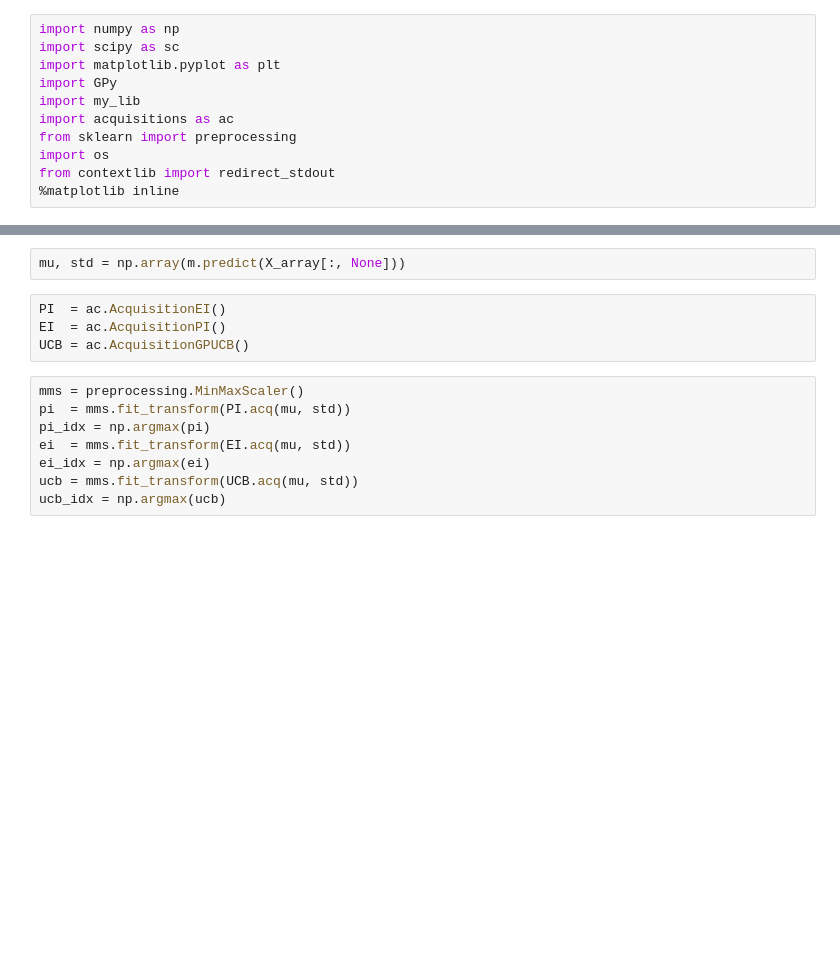
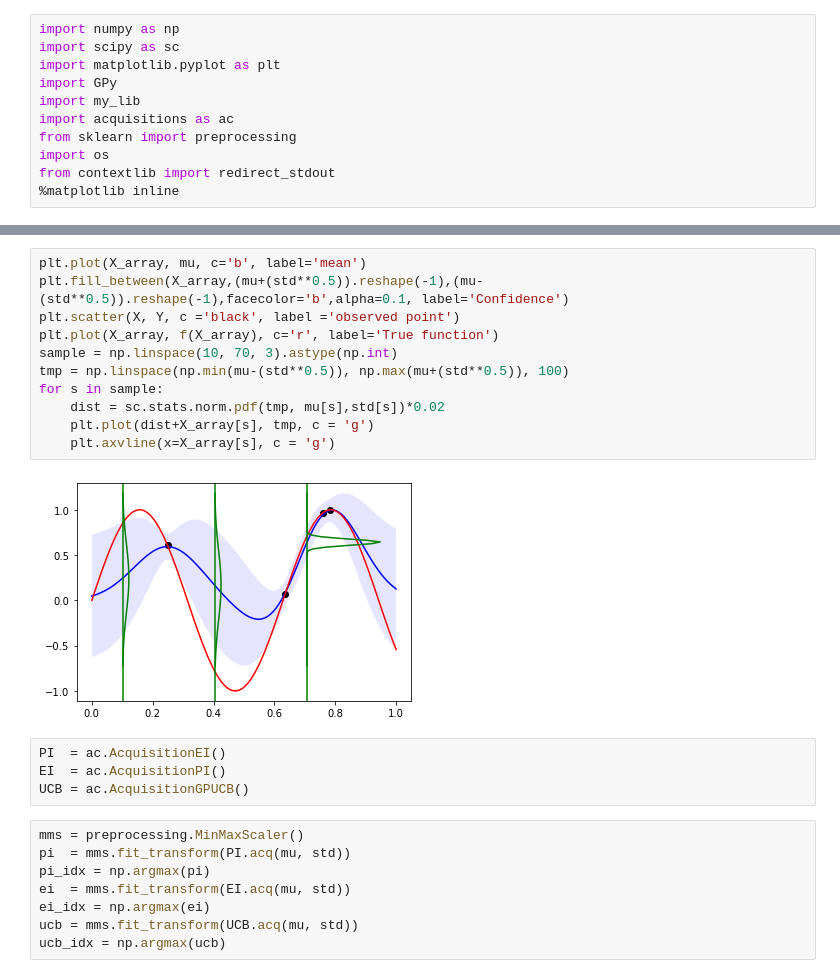
Before and after one commit to kan-nan-sohta/myBO, a Jupyter notebook: sample.ipynb, the cells around one changed output, grey strips where cells are left out. Cells and saved outputs as stored; diff of their text form; blank space fills up the shorter version.

```diff
--- a/sample.ipynb
+++ b/sample.ipynb
@@ -32,5 +35,16 @@ plt.legend()
-# %%
-mu, std = np.array(m.predict(X_array[:, None]))
+# %%
+plt.plot(X_array, mu, c='b', label='mean')
+plt.fill_between(X_array,(mu+(std**0.5)).reshape(-1),(mu-(std**0.5)).reshape(-1),facecolor='b',alpha=0.1, label='Confidence')
+plt.scatter(X, Y, c ='black', label ='observed point')
+plt.plot(X_array, f(X_array), c='r', label='True function')
+sample = np.linspace(10, 70, 3).astype(np.int)
+tmp = np.linspace(np.min(mu-(std**0.5)), np.max(mu+(std**0.5)), 100)
+for s in sample:
+    dist = sc.stats.norm.pdf(tmp, mu[s],std[s])*0.02
+    plt.plot(dist+X_array[s], tmp, c = 'g')
+    plt.axvline(x=X_array[s], c = 'g')
+# %% [output]
+[figure, added]
 # %%
 PI  = ac.AcquisitionEI()
 EI  = ac.AcquisitionPI()
```
Also changed, not shown: parts of 7 cells of this notebook, 1 other file.
